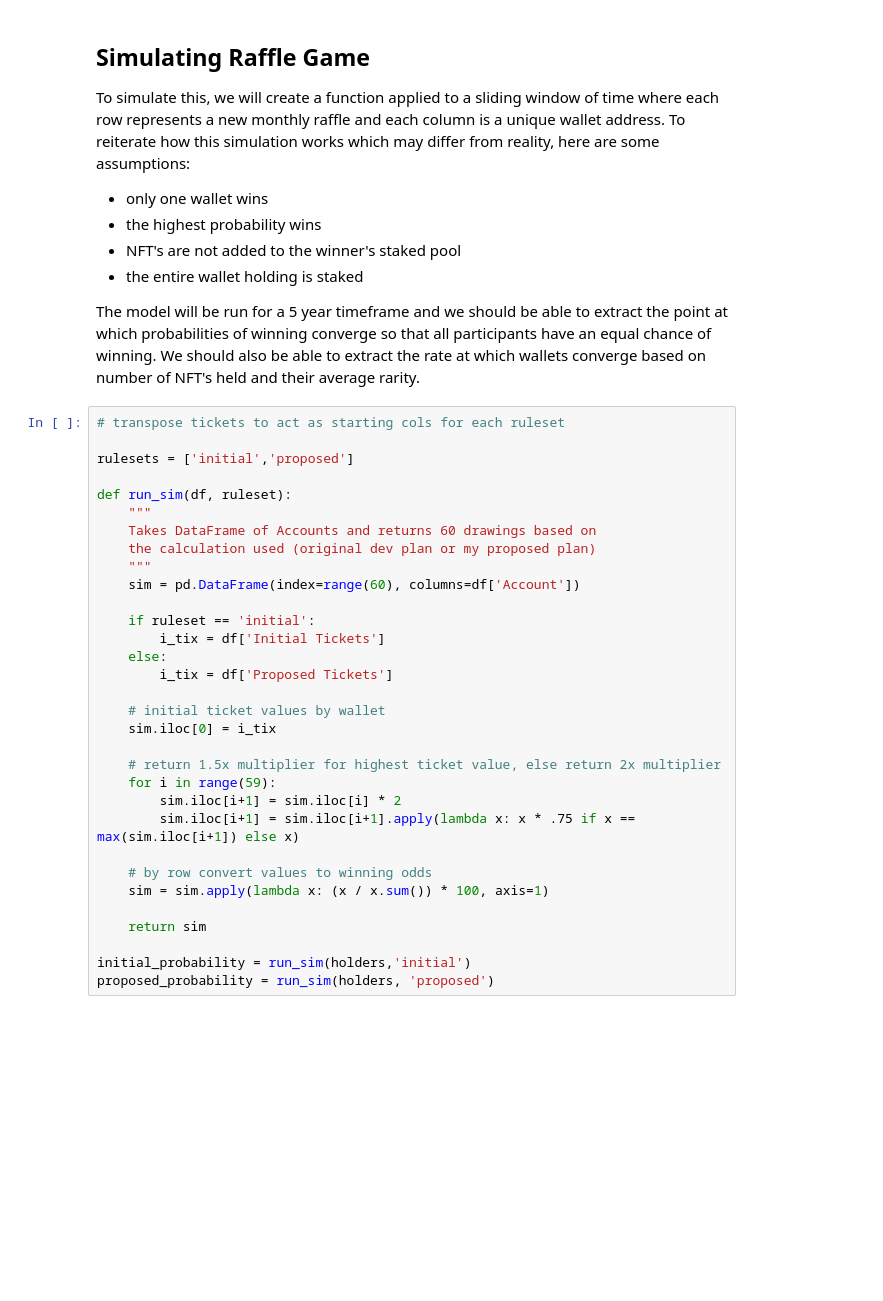
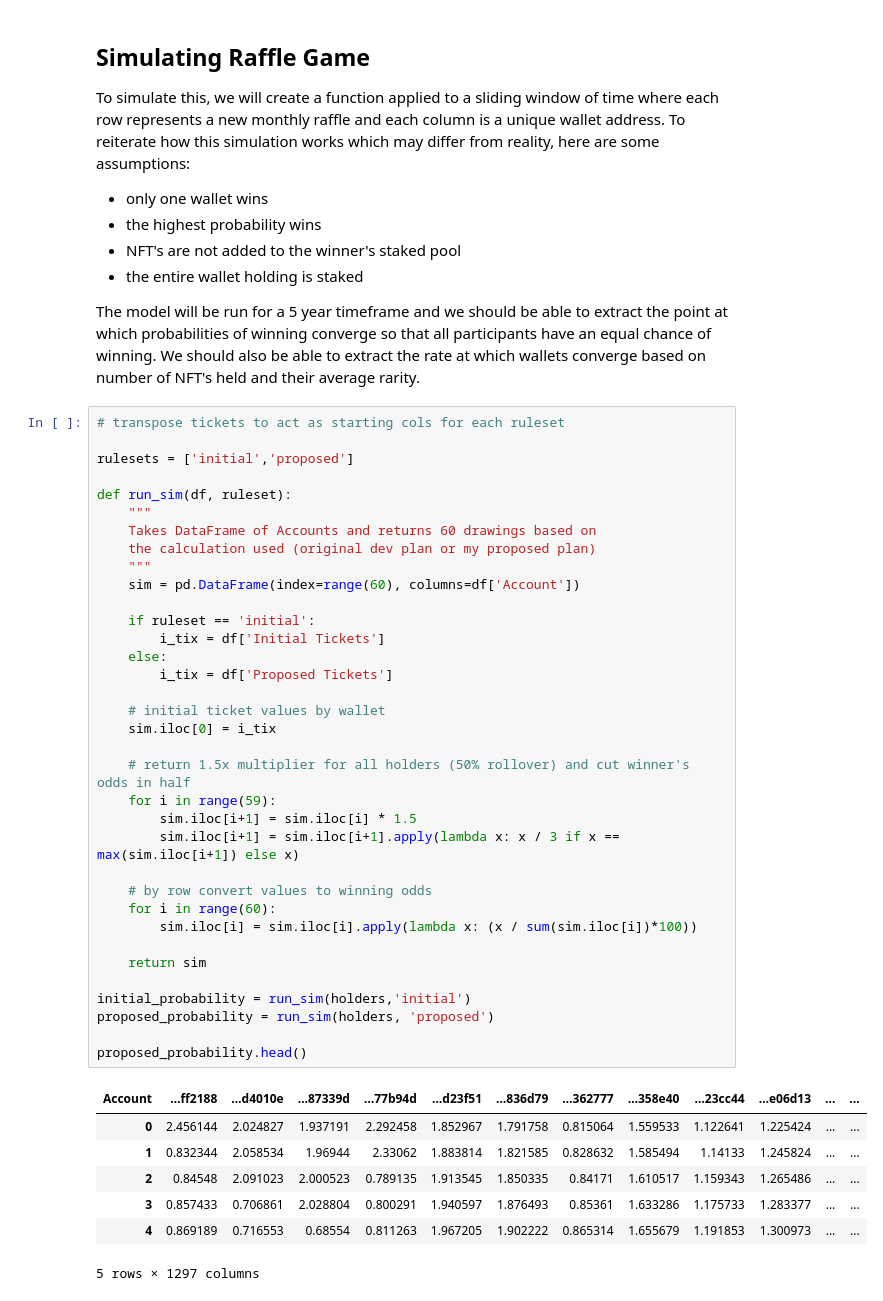
Before and after one commit to BryanEastman/ICPCs-Raffle, a Jupyter notebook: ICPCs Reward Distributions.ipynb, the cells around one changed output. Cells and saved outputs as stored; diff of their text form; blank space fills up the shorter version.

```diff
--- a/ICPCs Reward Distributions.ipynb
+++ b/ICPCs Reward Distributions.ipynb
@@ -190,35 +214,46 @@ The model will be run for a 5 year timeframe and we should be able to extract th
 # %%
 # transpose tickets to act as starting cols for each ruleset
 
 rulesets = ['initial','proposed']
 
 def run_sim(df, ruleset):
     """
     Takes DataFrame of Accounts and returns 60 drawings based on
     the calculation used (original dev plan or my proposed plan)
     """
     sim = pd.DataFrame(index=range(60), columns=df['Account'])
 
     if ruleset == 'initial':
         i_tix = df['Initial Tickets']
     else:
         i_tix = df['Proposed Tickets']
 
     # initial ticket values by wallet
     sim.iloc[0] = i_tix
 
-    # return 1.5x multiplier for highest ticket value, else return 2x multiplier
+    # return 1.5x multiplier for all holders (50% rollover) and cut winner's odds in half
     for i in range(59):
-        sim.iloc[i+1] = sim.iloc[i] * 2
-        sim.iloc[i+1] = sim.iloc[i+1].apply(lambda x: x * .75 if x == max(sim.iloc[i+1]) else x)
+        sim.iloc[i+1] = sim.iloc[i] * 1.5
+        sim.iloc[i+1] = sim.iloc[i+1].apply(lambda x: x / 3 if x == max(sim.iloc[i+1]) else x)
 
     # by row convert values to winning odds
-    sim = sim.apply(lambda x: (x / x.sum()) * 100, axis=1)
+    for i in range(60):
+        sim.iloc[i] = sim.iloc[i].apply(lambda x: (x / sum(sim.iloc[i])*100))
 
     return sim
 
 initial_probability = run_sim(holders,'initial')
 proposed_probability = run_sim(holders, 'proposed')
+
+proposed_probability.head()
+# %% [output]
+| Account | …ff2188 | …d4010e | …87339d | …77b94d | …d23f51 | …836d79 | …362777 | …358e40 | …23cc44 | …e06d13 | ... | ... |
+| 0 | 2.456144 | 2.024827 | 1.937191 | 2.292458 | 1.852967 | 1.791758 | 0.815064 | 1.559533 | 1.122641 | 1.225424 | ... | ... |
+| 1 | 0.832344 | 2.058534 | 1.96944 | 2.33062 | 1.883814 | 1.821585 | 0.828632 | 1.585494 | 1.14133 | 1.245824 | ... | ... |
+| 2 | 0.84548 | 2.091023 | 2.000523 | 0.789135 | 1.913545 | 1.850335 | 0.84171 | 1.610517 | 1.159343 | 1.265486 | ... | ... |
+| 3 | 0.857433 | 0.706861 | 2.028804 | 0.800291 | 1.940597 | 1.876493 | 0.85361 | 1.633286 | 1.175733 | 1.283377 | ... | ... |
+| 4 | 0.869189 | 0.716553 | 0.68554 | 0.811263 | 1.967205 | 1.902222 | 0.865314 | 1.655679 | 1.191853 | 1.300973 | ... | ... |
+5 rows × 1297 columns
 # %%
 %matplotlib inline
 
```
Also changed, not shown: parts of 5 cells of this notebook.
